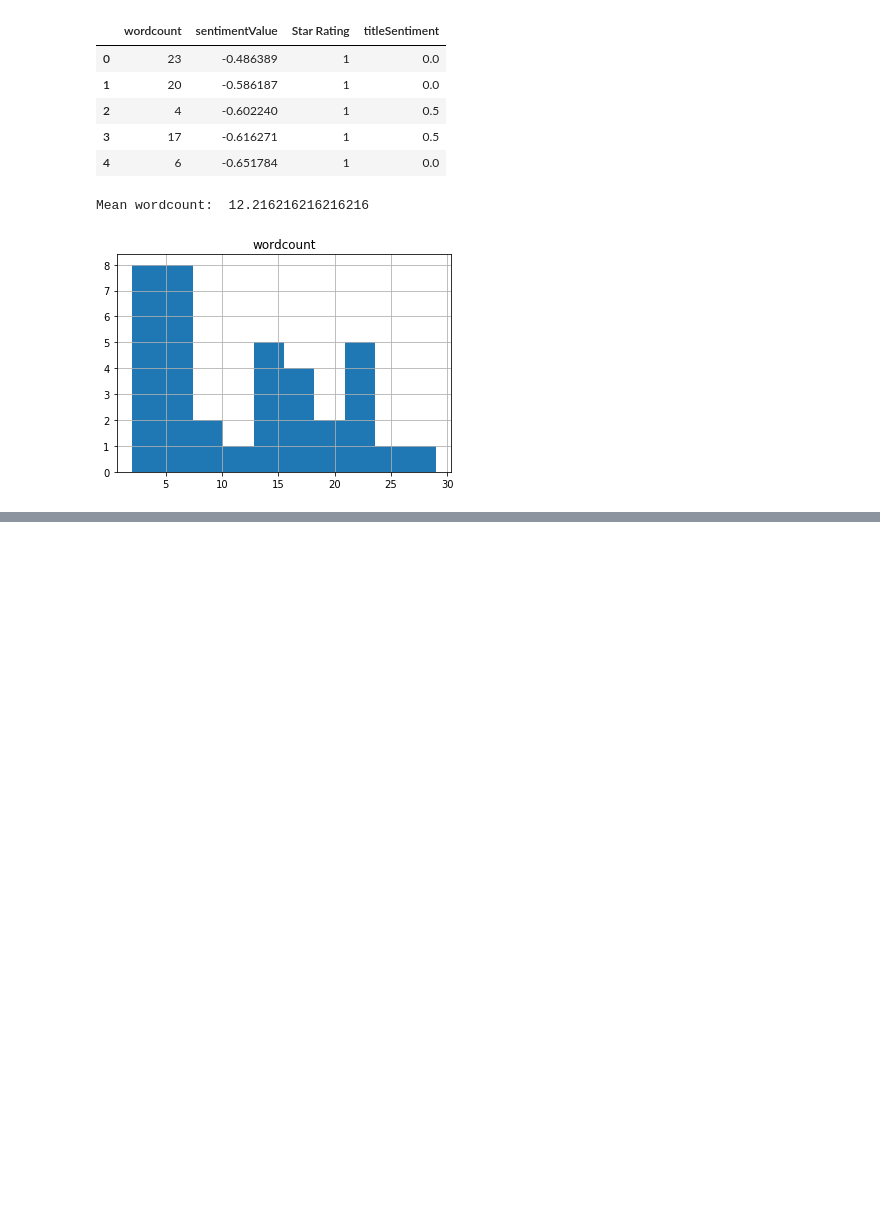
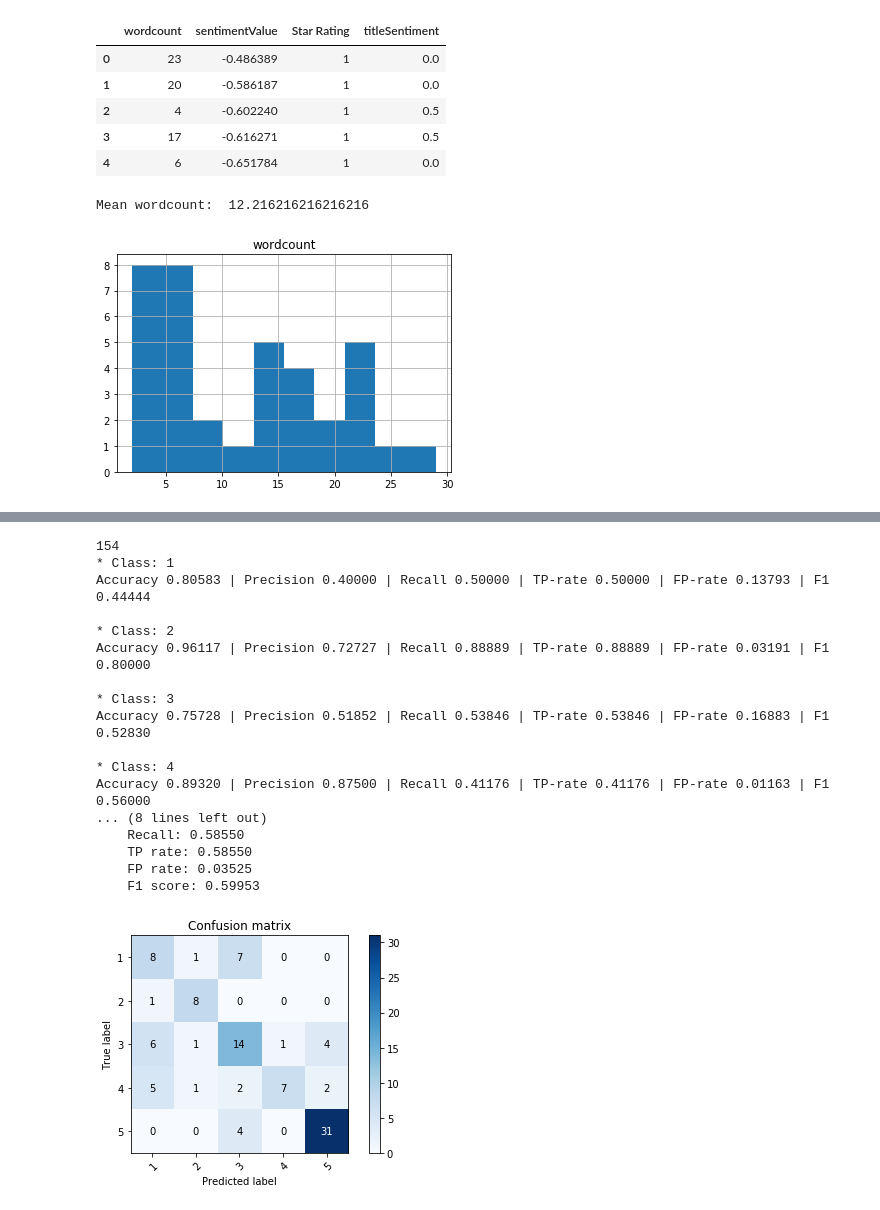
Before and after one commit to marcelolynch/machinelearning, a Jupyter notebook: tp2/KNN.ipynb, the cells around one changed output, grey strips where cells are left out. Drawn from its saved outputs; the diff is of its cells as text; code cells hidden in the pictures; blank space fills up the shorter version.

```diff
--- a/tp2/KNN.ipynb
+++ b/tp2/KNN.ipynb
@@ -162,0 +165,26 @@ plt.show()
+# %%
+x_train_2 = [[x_i[0], x_i[2]] for x_i in x_train]
+x_test_2 = [[x_i[0], x_i[2]] for x_i in x_test]
+print(len(x_train_2))
+knn2 = KNNClassifier(K = K)
+knn2.fit(x_train_2, y_train)
+score(knn2, x_test_2, y_test, classes = [1,2,3,4,5], confusion_matrix=True)
+# %% [output]
+154
+* Class: 1
+Accuracy 0.80583 | Precision 0.40000 | Recall 0.50000 | TP-rate 0.50000 | FP-rate 0.13793 | F1 0.44444
+
+* Class: 2
+Accuracy 0.96117 | Precision 0.72727 | Recall 0.88889 | TP-rate 0.88889 | FP-rate 0.03191 | F1 0.80000
+
+* Class: 3
+Accuracy 0.75728 | Precision 0.51852 | Recall 0.53846 | TP-rate 0.53846 | FP-rate 0.16883 | F1 0.52830
+
+* Class: 4
+Accuracy 0.89320 | Precision 0.87500 | Recall 0.41176 | TP-rate 0.41176 | FP-rate 0.01163 | F1 0.56000
+... (8 lines left out)
+    Recall: 0.58550
+    TP rate: 0.58550
+    FP rate: 0.03525
+    F1 score: 0.59953
+[figure, added]
```
Also changed, not shown: parts of 6 cells of this notebook.
